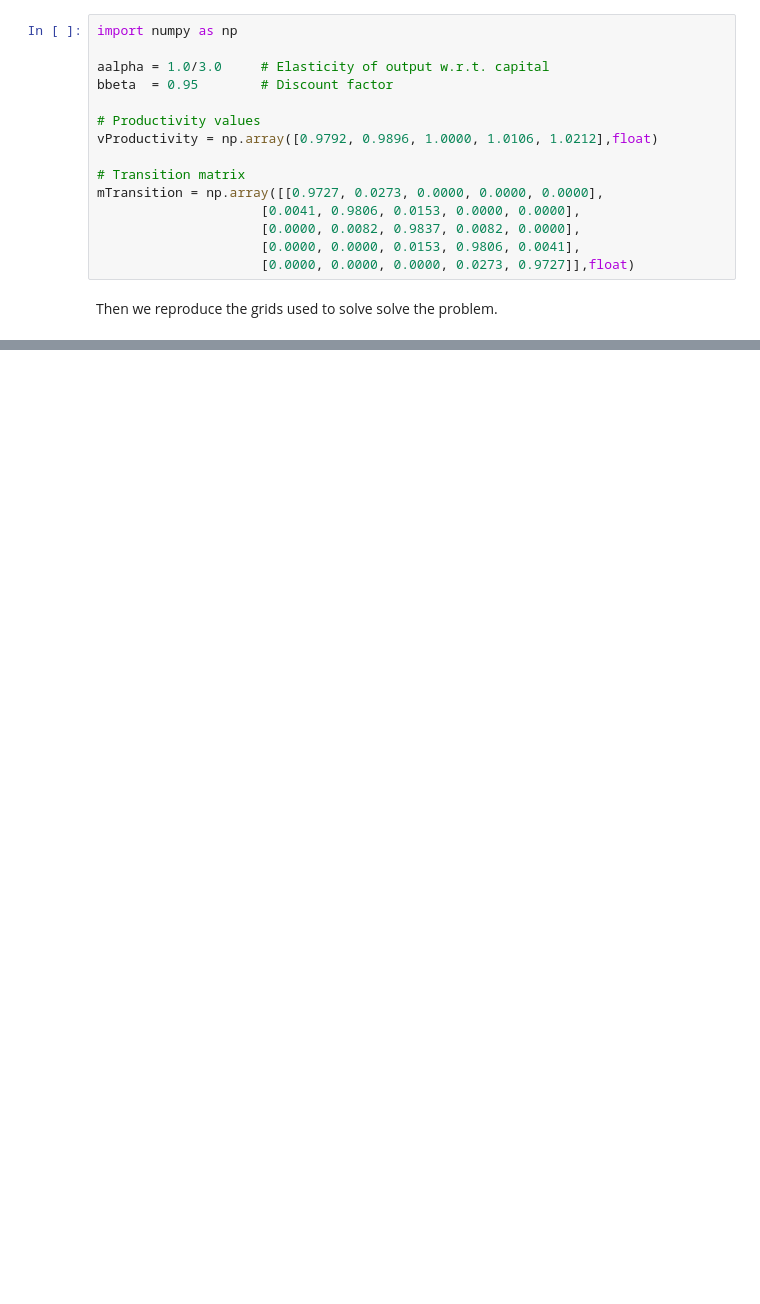
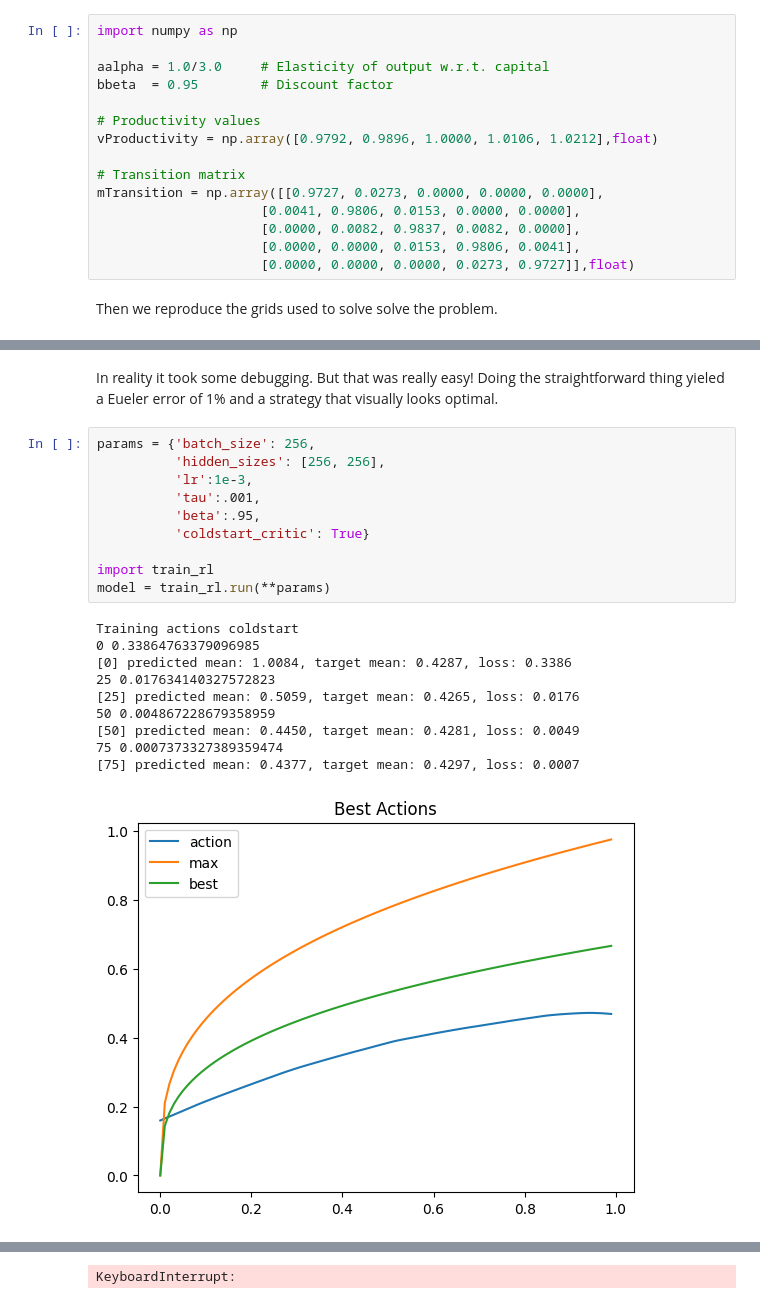
Before and after one commit to ygreif/bellmansrevenge, a Jupyter notebook: Deep Q Learning in Macroeconomics.ipynb, the cells around one changed output, grey strips where cells are left out. Drawn from its saved outputs; the diff is of its cells as text; blank space fills up the shorter version.

```diff
--- a/Deep Q Learning in Macroeconomics.ipynb
+++ b/Deep Q Learning in Macroeconomics.ipynb
@@ -163,0 +271,23 @@ We can now apply value iteration on arbritary points
+# %% [markdown]
+In reality it took some debugging.  But that was really easy!  Doing the straightforward thing yieled a Eueler error of 1% and a strategy that visually looks optimal.
+# %%
+params = {'batch_size': 256,
+          'hidden_sizes': [256, 256],
+          'lr':1e-3,
+          'tau':.001,
+          'beta':.95,
+          'coldstart_critic': True}
+
+import train_rl
+model = train_rl.run(**params)
+# %% [output]
+Training actions coldstart
+0 0.33864763379096985
+[0] predicted mean: 1.0084, target mean: 0.4287, loss: 0.3386
+25 0.017634140327572823
+[25] predicted mean: 0.5059, target mean: 0.4265, loss: 0.0176
+50 0.004867228679358959
+[50] predicted mean: 0.4450, target mean: 0.4281, loss: 0.0049
+75 0.0007373327389359474
+[75] predicted mean: 0.4377, target mean: 0.4297, loss: 0.0007
+[figure, added]
@@ -163,0 +296 @@ We can now apply value iteration on arbritary points
+KeyboardInterrupt:
```
Also changed, not shown: parts of 20 cells of this notebook, 5 other files.
